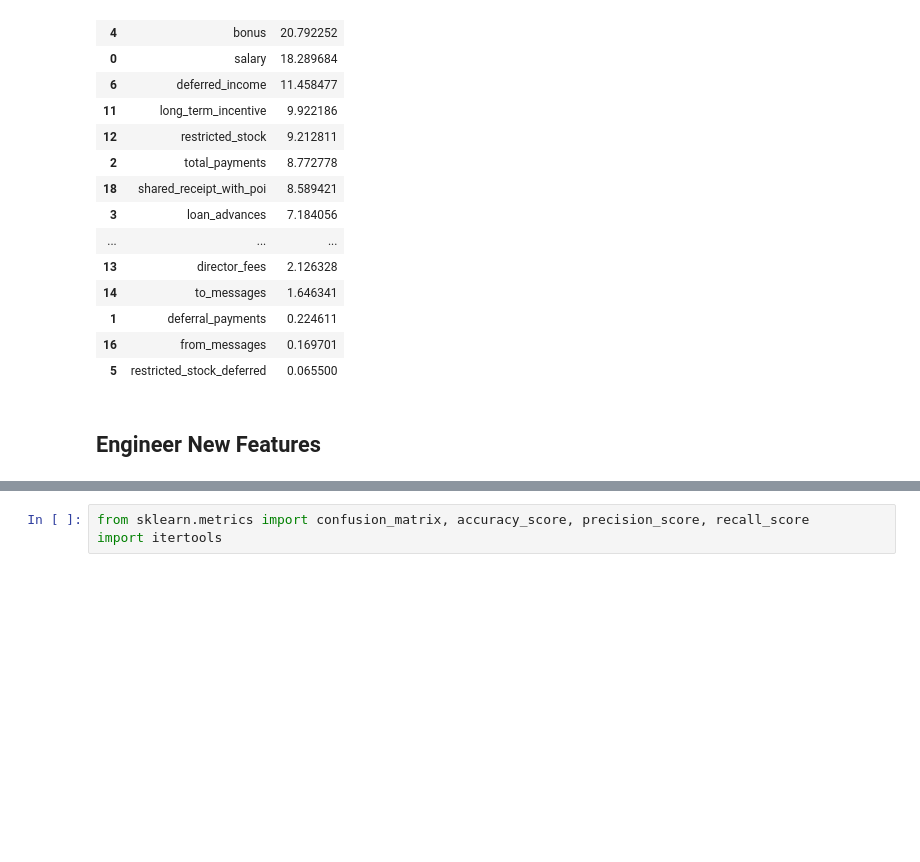
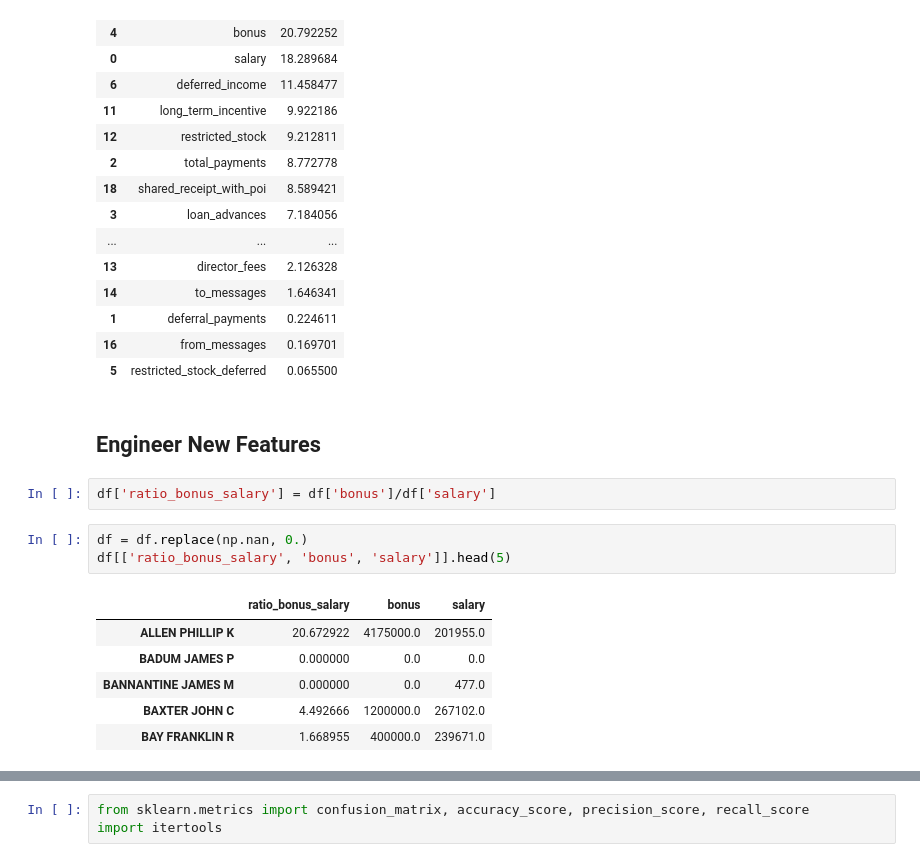
Before and after one commit to trenton3983/ud120-projects, a Jupyter notebook: ML_Project_Research.ipynb, the cells around one changed output, grey strips where cells are left out. Drawn from its saved outputs; the diff is of its cells as text; blank space fills up the shorter version.

Commit message:
Add feature ratio_bonus_salary

```diff
--- a/ML_Project_Research.ipynb
+++ b/ML_Project_Research.ipynb
@@ -243,3 +248,15 @@ select_k_best(features=features, labels=labels)
 | 5 | restricted_stock_deferred | 0.065500 |
 # %% [markdown]
 ## Engineer New Features
+# %%
+df['ratio_bonus_salary'] = df['bonus']/df['salary']
+# %%
+df = df.replace(np.nan, 0.)
+df[['ratio_bonus_salary', 'bonus', 'salary']].head(5)
+# %% [output]
+|  | ratio_bonus_salary | bonus | salary |
+| ALLEN PHILLIP K | 20.672922 | 4175000.0 | 201955.0 |
+| BADUM JAMES P | 0.000000 | 0.0 | 0.0 |
+| BANNANTINE JAMES M | 0.000000 | 0.0 | 477.0 |
+| BAXTER JOHN C | 4.492666 | 1200000.0 | 267102.0 |
+| BAY FRANKLIN R | 1.668955 | 400000.0 | 239671.0 |
```
Also changed, not shown: parts of 27 cells of this notebook.
